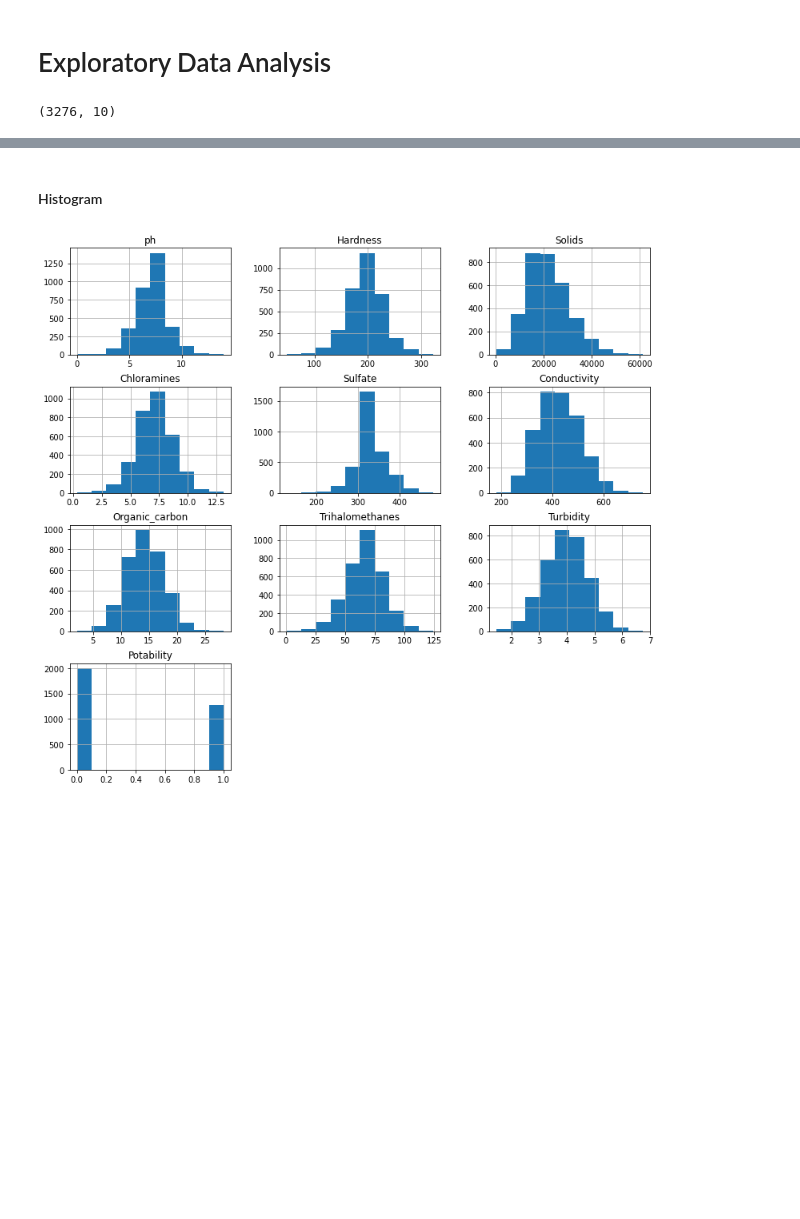
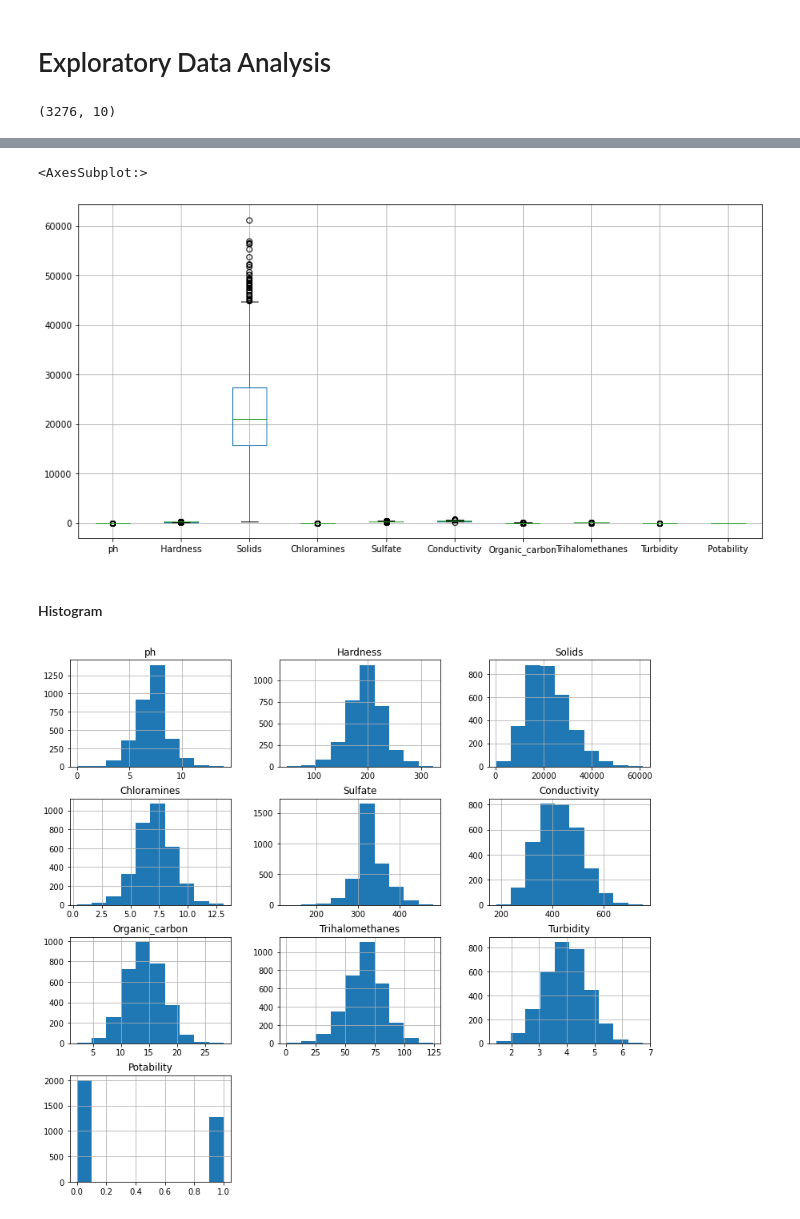
Before and after one commit to thesua7/Water-Potability-Prediction, a Jupyter notebook: Water Quality Prediction.ipynb, the cells around one changed output, grey strips where cells are left out. Drawn from its saved outputs; the diff is of its cells as text; code cells hidden in the pictures; blank space fills up the shorter version.

```diff
--- a/Water Quality Prediction.ipynb
+++ b/Water Quality Prediction.ipynb
@@ -129,3 +163,8 @@ data.describe()
+# %%
+data.boxplot(figsize=(14,7))
+# %% [output]
+<AxesSubplot:>
+[figure, added]
 # %% [markdown]
 #### Histogram
 # %%
```
Also changed, not shown: parts of 15 cells of this notebook.
